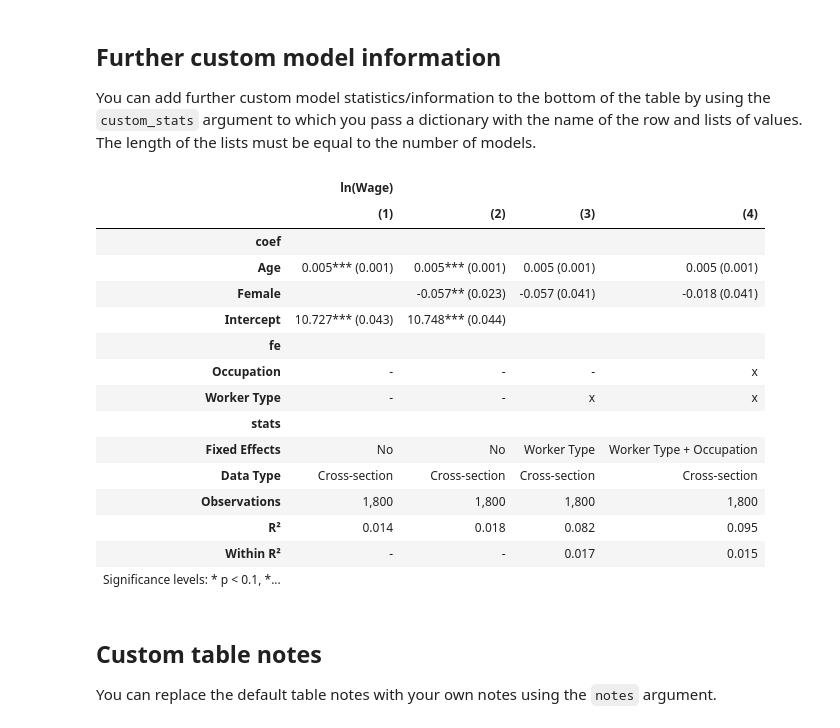
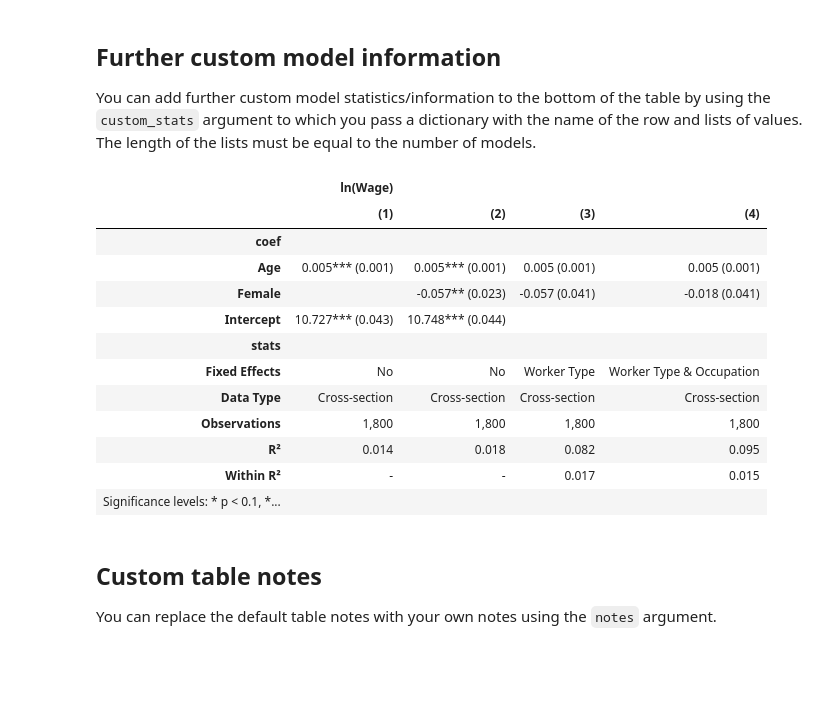
Before and after one commit to dsliwka/maketables, a Jupyter notebook: ETable.ipynb, the cells around one changed output. Drawn from its saved outputs; the diff is of its cells as text; code cells hidden in the pictures; blank space fills up the shorter version.

```diff
--- a/ETable.ipynb
+++ b/ETable.ipynb
@@ -472,23 +450,21 @@ You can add further custom model statistics/information to the bottom of the tab
 # %%
 mt.ETable(
     [est1, est2, est3, est4],
+    show_fe=False,
     custom_model_stats={
-        "Fixed Effects": ["No", "No", "Worker Type", "Worker Type + Occupation"],
+        "Fixed Effects": ["No", "No", "Worker Type", "Worker Type & Occupation"],
         "Data Type": ["Cross-section", "Cross-section", "Cross-section", "Cross-section"],
     },
 )
 # %% [output]
 |  | ln(Wage) |  |  |  |
 |  | (1) | (2) | (3) | (4) |
 | coef |  |  |  |  |
 | Age | 0.005*** (0.001) | 0.005*** (0.001) | 0.005 (0.001) | 0.005 (0.001) |
 | Female |  | -0.057** (0.023) | -0.057 (0.041) | -0.018 (0.041) |
 | Intercept | 10.727*** (0.043) | 10.748*** (0.044) |  |  |
-| fe |  |  |  |  |
-| Occupation | - | - | - | x |
-| Worker Type | - | - | x | x |
 | stats |  |  |  |  |
-| Fixed Effects | No | No | Worker Type | Worker Type + Occupation |
+| Fixed Effects | No | No | Worker Type | Worker Type & Occupation |
 | Data Type | Cross-section | Cross-section | Cross-section | Cross-section |
 | Observations | 1,800 | 1,800 | 1,800 | 1,800 |
 | R² | 0.014 | 0.018 | 0.082 | 0.095 |
```
Also changed, not shown: parts of 6 cells of this notebook, 11 other files.
